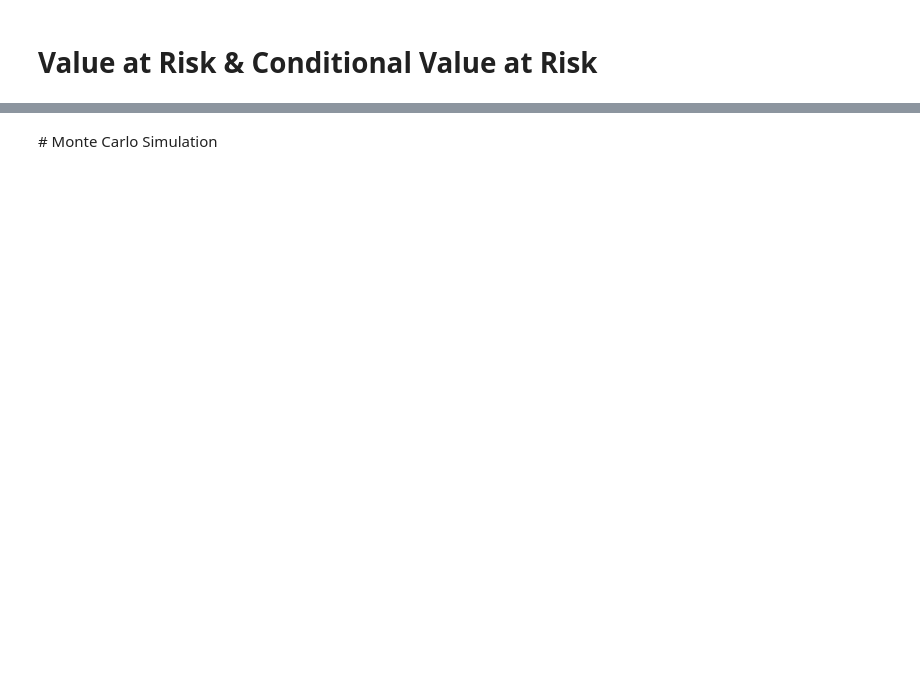
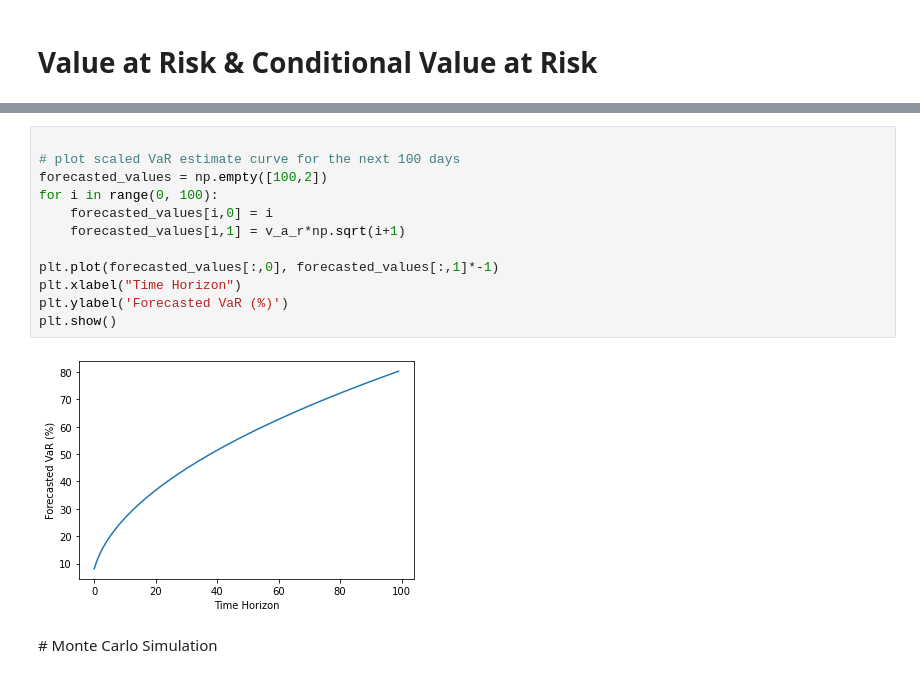
Before and after one commit to nmasamba/finance_and_time_series_python, a Jupyter notebook: portfolio_risk_management/tail_risk_estimation.ipynb, the cells around one changed output, grey strips where cells are left out. Cells and saved outputs as stored; diff of their text form; blank space fills up the shorter version.

```diff
--- a/portfolio_risk_management/tail_risk_estimation.ipynb
+++ b/portfolio_risk_management/tail_risk_estimation.ipynb
@@ -66,2 +104,16 @@ plt.show()
+# %%
+
+# plot scaled VaR estimate curve for the next 100 days
+forecasted_values = np.empty([100,2])
+for i in range(0, 100):
+    forecasted_values[i,0] = i
+    forecasted_values[i,1] = v_a_r*np.sqrt(i+1)
+
+plt.plot(forecasted_values[:,0], forecasted_values[:,1]*-1)
+plt.xlabel("Time Horizon")
+plt.ylabel('Forecasted VaR (%)')
+plt.show()
+# %% [output]
+[figure, added]
 # %% [markdown]
 # Monte Carlo Simulation
```
Also changed, not shown: parts of 6 cells of this notebook.
